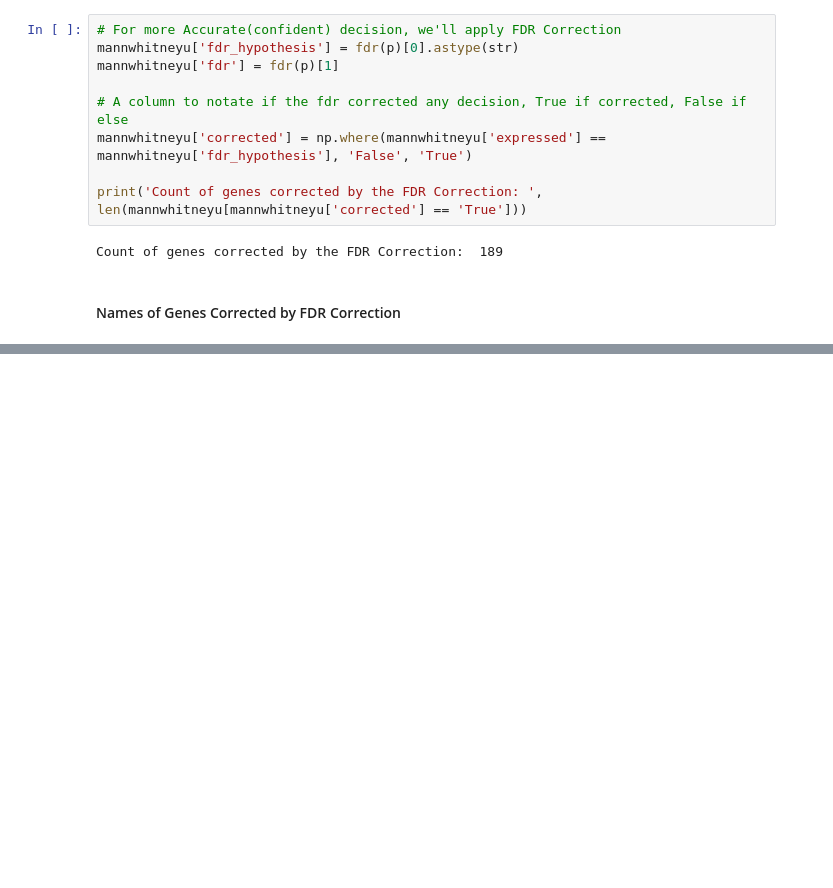
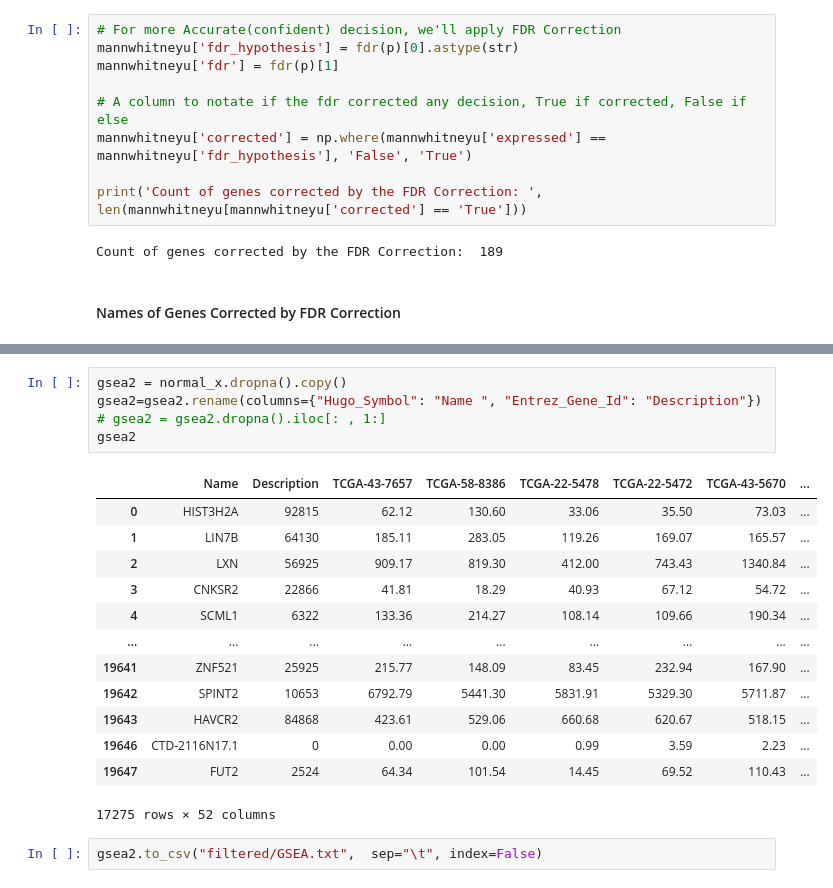
Before and after one commit to FatmaGad25/Bioinformatics_Final_project, a Jupyter notebook: final-I.ipynb, the cells around one changed output, grey strips where cells are left out. Cells and saved outputs as stored; diff of their text form; blank space fills up the shorter version.

```diff
--- a/final-I.ipynb
+++ b/final-I.ipynb
@@ -358,0 +377,21 @@ wilcoxon.to_csv("filtered/paired_fdr_2sided.csv")
+# %%
+gsea2 = normal_x.dropna().copy()
+gsea2=gsea2.rename(columns={"Hugo_Symbol": "Name ", "Entrez_Gene_Id": "Description"})
+# gsea2 = gsea2.dropna().iloc[: , 1:]
+gsea2
+# %% [output]
+|  | Name | Description | TCGA-43-7657 | TCGA-58-8386 | TCGA-22-5478 | TCGA-22-5472 | TCGA-43-5670 | ... |
+| 0 | HIST3H2A | 92815 | 62.12 | 130.60 | 33.06 | 35.50 | 73.03 | ... |
+| 1 | LIN7B | 64130 | 185.11 | 283.05 | 119.26 | 169.07 | 165.57 | ... |
+| 2 | LXN | 56925 | 909.17 | 819.30 | 412.00 | 743.43 | 1340.84 | ... |
+| 3 | CNKSR2 | 22866 | 41.81 | 18.29 | 40.93 | 67.12 | 54.72 | ... |
+| 4 | SCML1 | 6322 | 133.36 | 214.27 | 108.14 | 109.66 | 190.34 | ... |
+| ... | ... | ... | ... | ... | ... | ... | ... | ... |
+| 19641 | ZNF521 | 25925 | 215.77 | 148.09 | 83.45 | 232.94 | 167.90 | ... |
+| 19642 | SPINT2 | 10653 | 6792.79 | 5441.30 | 5831.91 | 5329.30 | 5711.87 | ... |
+| 19643 | HAVCR2 | 84868 | 423.61 | 529.06 | 660.68 | 620.67 | 518.15 | ... |
+| 19646 | CTD-2116N17.1 | 0 | 0.00 | 0.00 | 0.99 | 3.59 | 2.23 | ... |
+| 19647 | FUT2 | 2524 | 64.34 | 101.54 | 14.45 | 69.52 | 110.43 | ... |
+17275 rows × 52 columns
+# %%
+gsea2.to_csv("filtered/GSEA.txt",  sep="\t", index=False)
```
Also changed, not shown: parts of 2 cells of this notebook.
